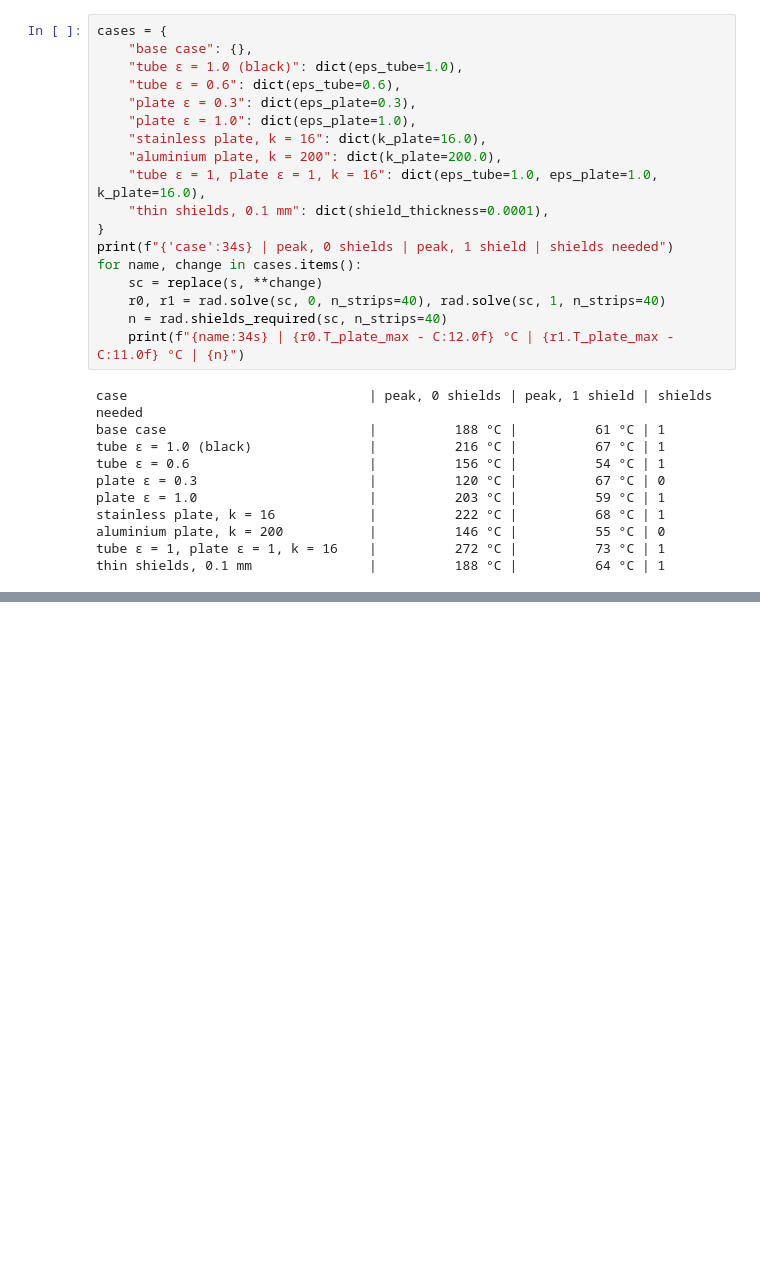
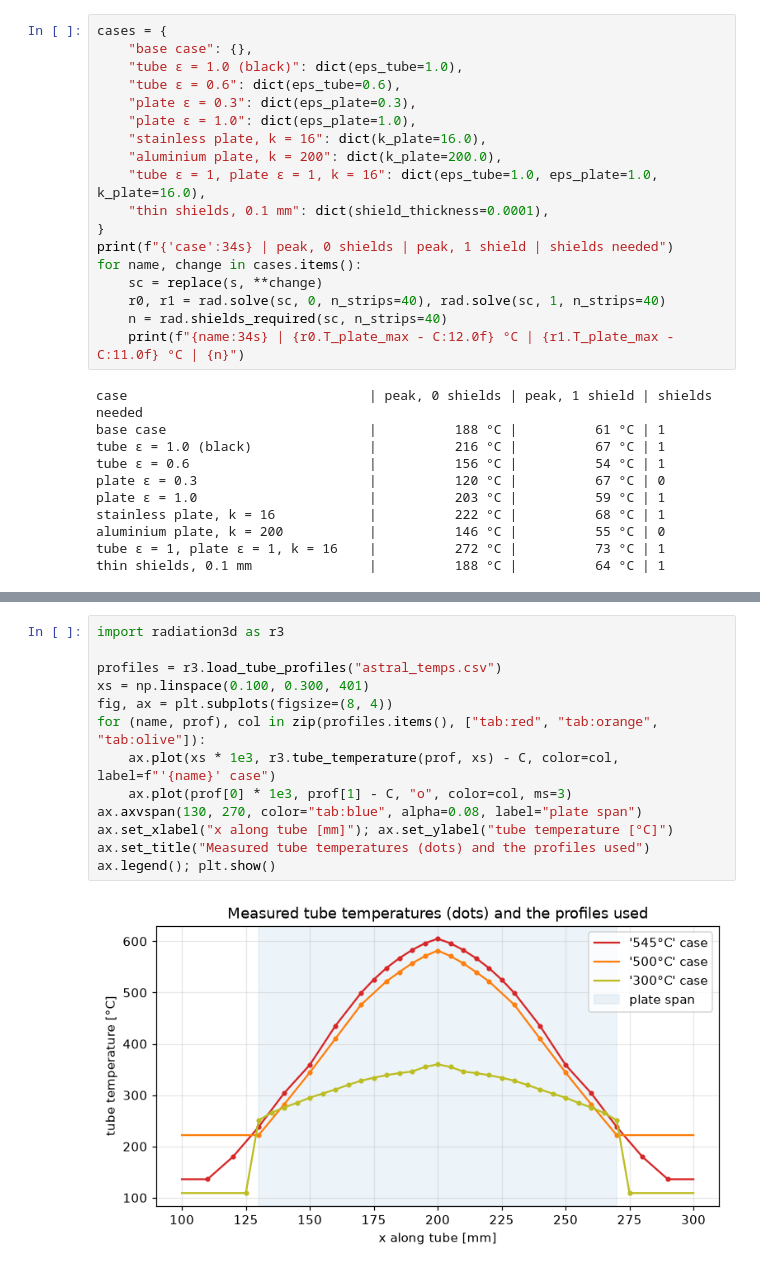
Before and after one commit to andrewgsavage/radiation, a Jupyter notebook: issue1_plate_temperature.ipynb, the cells around one changed output, grey strips where cells are left out. Cells and saved outputs as stored; diff of their text form; blank space fills up the shorter version.

```diff
--- a/issue1_plate_temperature.ipynb
+++ b/issue1_plate_temperature.ipynb
@@ -297,0 +327,15 @@ thin shields, 0.1 mm               |          188 °C |          64 °C | 1
+# %%
+import radiation3d as r3
+
+profiles = r3.load_tube_profiles("astral_temps.csv")
+xs = np.linspace(0.100, 0.300, 401)
+fig, ax = plt.subplots(figsize=(8, 4))
+for (name, prof), col in zip(profiles.items(), ["tab:red", "tab:orange", "tab:olive"]):
+    ax.plot(xs * 1e3, r3.tube_temperature(prof, xs) - C, color=col, label=f"'{name}' case")
+    ax.plot(prof[0] * 1e3, prof[1] - C, "o", color=col, ms=3)
+ax.axvspan(130, 270, color="tab:blue", alpha=0.08, label="plate span")
+ax.set_xlabel("x along tube [mm]"); ax.set_ylabel("tube temperature [°C]")
+ax.set_title("Measured tube temperatures (dots) and the profiles used")
+ax.legend(); plt.show()
+# %% [output]
+[figure, added]
```
Also changed, not shown: parts of 8 cells of this notebook, 4 other files.
